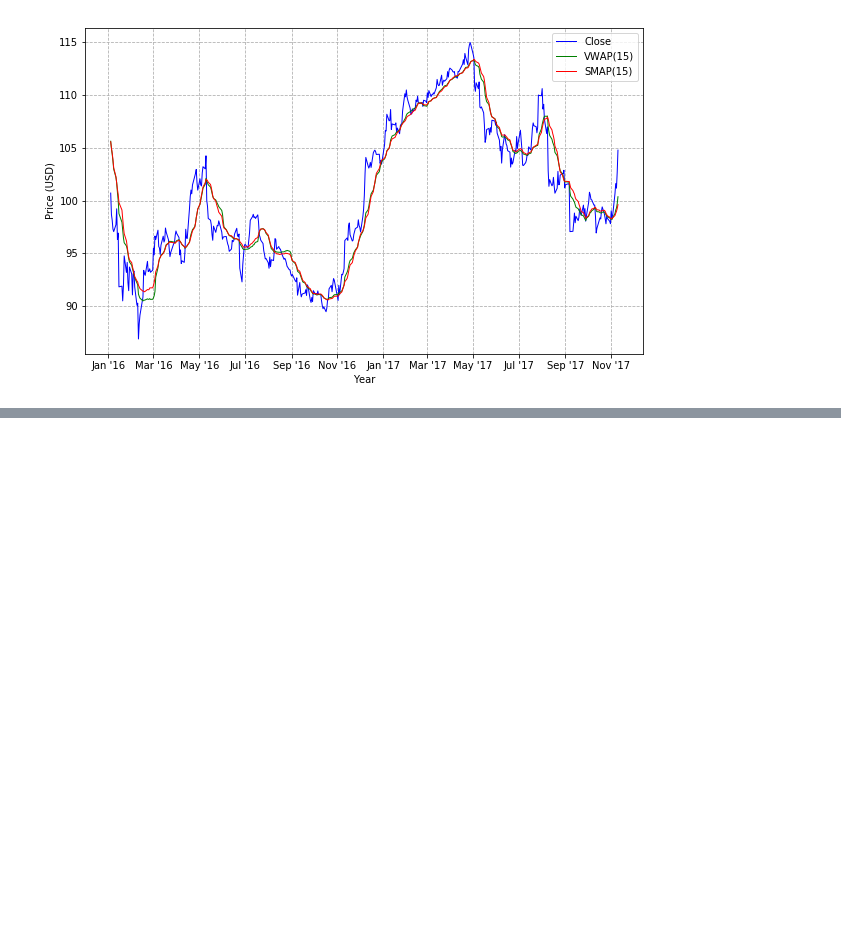
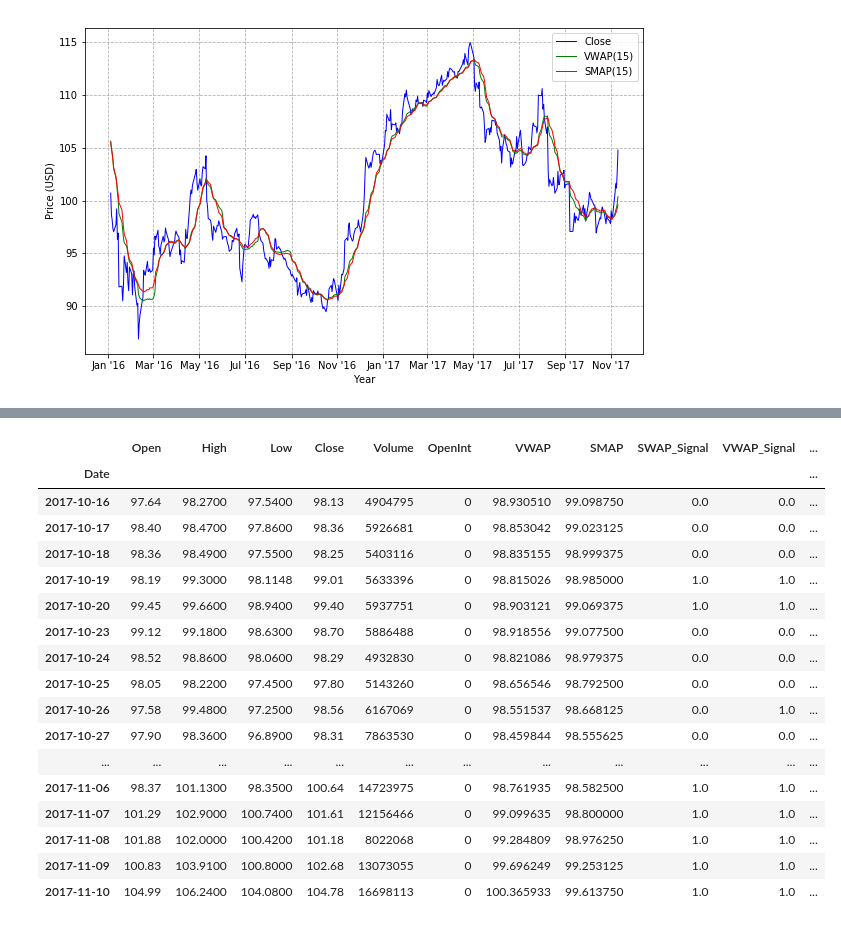
Before and after one commit to branhoff/VWAP_backtest, a Jupyter notebook: VWAP.ipynb, the cells around one changed output, grey strips where cells are left out. Cells and saved outputs as stored; diff of their text form; code cells hidden in the pictures; blank space fills up the shorter version.

```diff
--- a/VWAP.ipynb
+++ b/VWAP.ipynb
@@ -133,0 +193,21 @@ plt.close()
+# %%
+historical_data['Disney'].tail(20)
+# %% [output]
+|  | Open | High | Low | Close | Volume | OpenInt | VWAP | SMAP | SWAP_Signal | VWAP_Signal | ... |
+| Date |  |  |  |  |  |  |  |  |  |  | ... |
+| 2017-10-16 | 97.64 | 98.2700 | 97.5400 | 98.13 | 4904795 | 0 | 98.930510 | 99.098750 | 0.0 | 0.0 | ... |
+| 2017-10-17 | 98.40 | 98.4700 | 97.8600 | 98.36 | 5926681 | 0 | 98.853042 | 99.023125 | 0.0 | 0.0 | ... |
+| 2017-10-18 | 98.36 | 98.4900 | 97.5500 | 98.25 | 5403116 | 0 | 98.835155 | 98.999375 | 0.0 | 0.0 | ... |
+| 2017-10-19 | 98.19 | 99.3000 | 98.1148 | 99.01 | 5633396 | 0 | 98.815026 | 98.985000 | 1.0 | 1.0 | ... |
+| 2017-10-20 | 99.45 | 99.6600 | 98.9400 | 99.40 | 5937751 | 0 | 98.903121 | 99.069375 | 1.0 | 1.0 | ... |
+| 2017-10-23 | 99.12 | 99.1800 | 98.6300 | 98.70 | 5886488 | 0 | 98.918556 | 99.077500 | 0.0 | 0.0 | ... |
+| 2017-10-24 | 98.52 | 98.8600 | 98.0600 | 98.29 | 4932830 | 0 | 98.821086 | 98.979375 | 0.0 | 0.0 | ... |
+| 2017-10-25 | 98.05 | 98.2200 | 97.4500 | 97.80 | 5143260 | 0 | 98.656546 | 98.792500 | 0.0 | 0.0 | ... |
+| 2017-10-26 | 97.58 | 99.4800 | 97.2500 | 98.56 | 6167069 | 0 | 98.551537 | 98.668125 | 0.0 | 1.0 | ... |
+| 2017-10-27 | 97.90 | 98.3600 | 96.8900 | 98.31 | 7863530 | 0 | 98.459844 | 98.555625 | 0.0 | 0.0 | ... |
+| ... | ... | ... | ... | ... | ... | ... | ... | ... | ... | ... | ... |
+| 2017-11-06 | 98.37 | 101.1300 | 98.3500 | 100.64 | 14723975 | 0 | 98.761935 | 98.582500 | 1.0 | 1.0 | ... |
+| 2017-11-07 | 101.29 | 102.9000 | 100.7400 | 101.61 | 12156466 | 0 | 99.099635 | 98.800000 | 1.0 | 1.0 | ... |
+| 2017-11-08 | 101.88 | 102.0000 | 100.4200 | 101.18 | 8022068 | 0 | 99.284809 | 98.976250 | 1.0 | 1.0 | ... |
+| 2017-11-09 | 100.83 | 103.9100 | 100.8000 | 102.68 | 13073055 | 0 | 99.696249 | 99.253125 | 1.0 | 1.0 | ... |
+| 2017-11-10 | 104.99 | 106.2400 | 104.0800 | 104.78 | 16698113 | 0 | 100.365933 | 99.613750 | 1.0 | 1.0 | ... |
```
Also changed, not shown: parts of 4 cells of this notebook.
